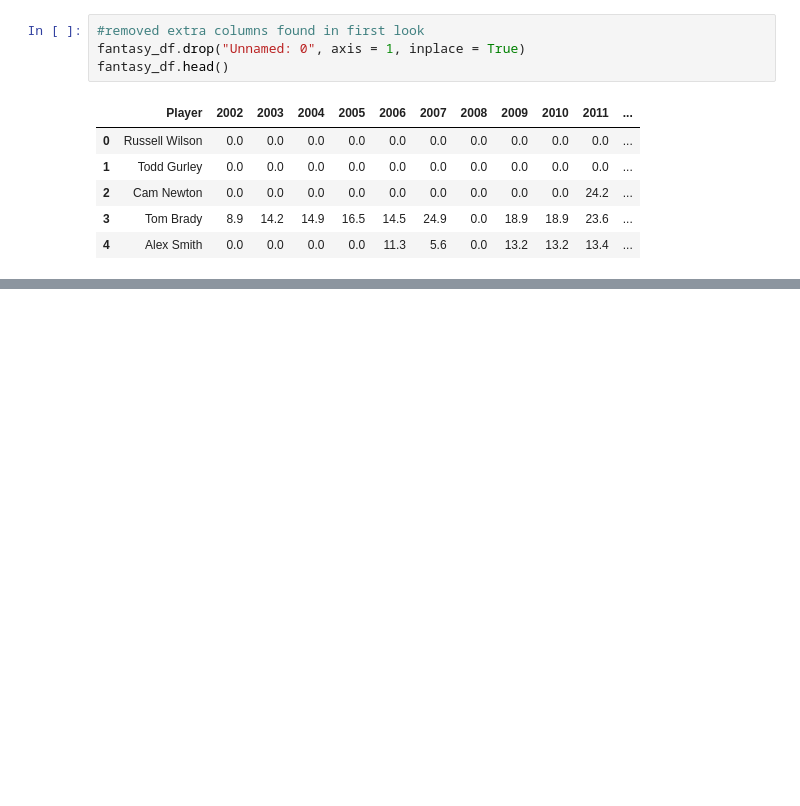
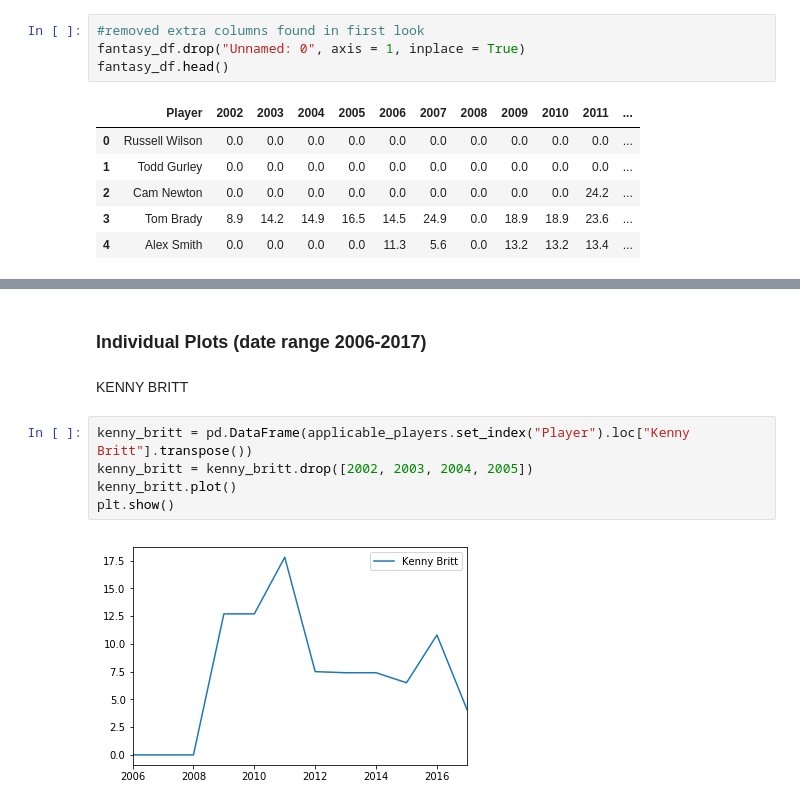
Before and after one commit to risatino/project-seadogs, a Jupyter notebook: fantasy_data_plots.ipynb, the cells around one changed output, grey strips where cells are left out. Saved outputs shown, nothing was run; the diff lists cells and outputs as text; blank space fills up the shorter version.

```diff
--- a/fantasy_data_plots.ipynb
+++ b/fantasy_data_plots.ipynb
@@ -101,0 +95,11 @@ plt.show()
+# %% [markdown]
+### Individual Plots (date range 2006-2017)
+# %% [markdown]
+KENNY BRITT
+# %%
+kenny_britt = pd.DataFrame(applicable_players.set_index("Player").loc["Kenny Britt"].transpose())
+kenny_britt = kenny_britt.drop([2002, 2003, 2004, 2005])
+kenny_britt.plot()
+plt.show()
+# %% [output]
+[figure, added]
```
Also changed, not shown: parts of 44 cells of this notebook.
